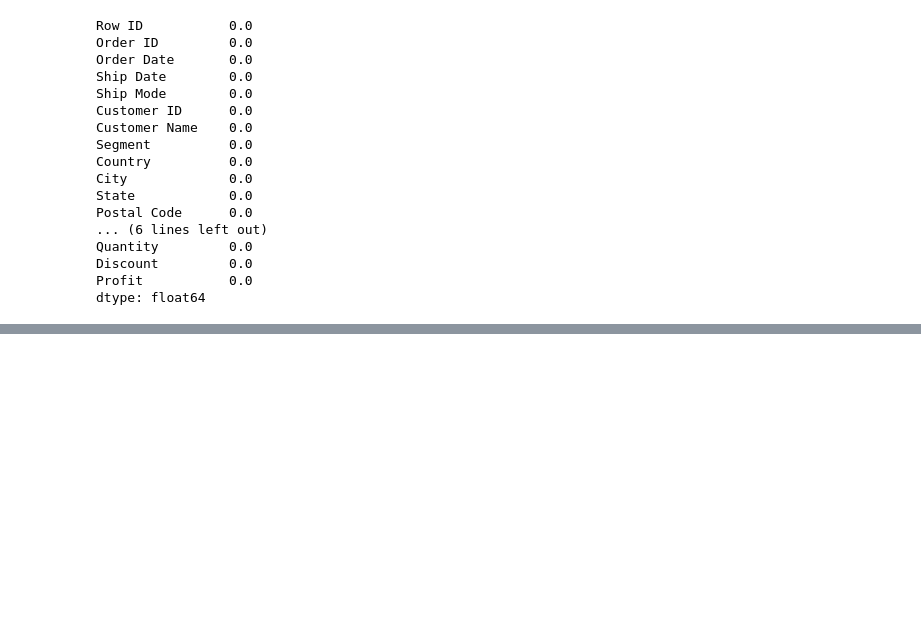
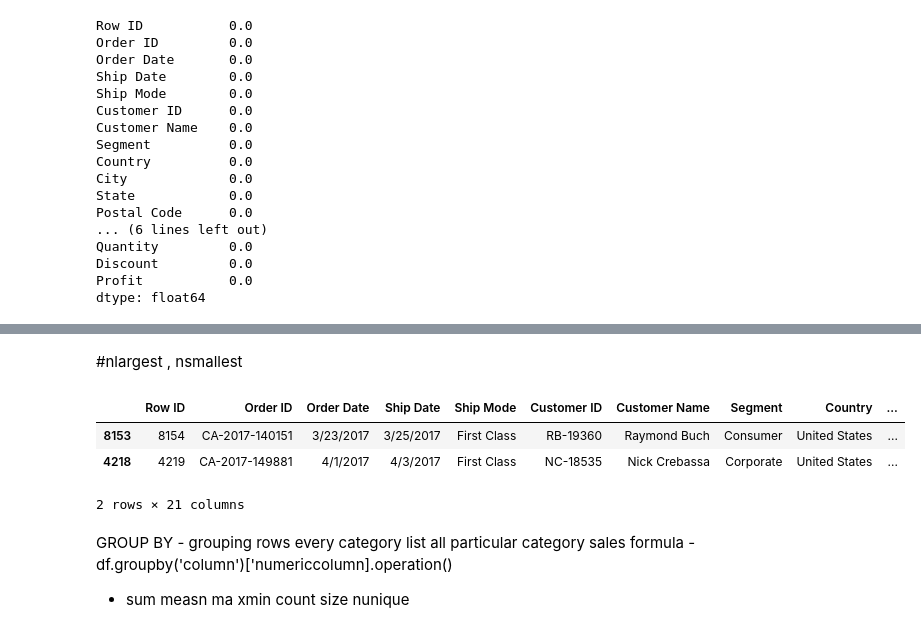
Before and after one commit to Deepanshu-8126/Pandas, a Jupyter notebook: pandas_july_oneshot_rev.ipynb, the cells around one changed output, grey strips where cells are left out. Drawn from its saved outputs; the diff is of its cells as text; code cells hidden in the pictures; blank space fills up the shorter version.

```diff
--- a/pandas_july_oneshot_rev.ipynb
+++ b/pandas_july_oneshot_rev.ipynb
@@ -624,0 +670,55 @@ dtype: float64
+# %% [markdown]
+#nlargest , nsmallest
+# %%
+# shortcut for top n
+df.nlargest(10,"Sales")
+
+# same as
+df.sort_values("Sales",ascending=False).head(10) # faster and cleaner
+
+
+# ------------ question --=0-0-
+# top profit 20
+df.nlargest(20,"Profit")
+
+
+# nsmallest
+# lowest sales
+df.nsmallest(10,"Sales")
+df.nsmallest(10,"Quantity")
+
+
+
+
+
+
+# --- questions
+# technology category top 10 sales
+df[df['Category']=='Technology'].nlargest(10,"Sales")
+
+
+# furniture category biggest loosers
+df[df['Category']=='Furniture'].nsmallest(10,"Profit")
+
+# west region top profits
+df[df['Region']=='West'].nlargest(10,"Profit")
+
+
+# profit > 0 top 20 sales
+df[df['Profit']>0].nlargest(20,"Sales")
+
+#technology + west region top 10 profits
+df[(df['Category']=='Technology') & (df['Region']=='West')].nlargest(10,'Sales').head(2)
+
+# full sorting - sort_values()
+# top n - nlargest
+# bottom - nsmallest
+# %% [output]
+|  | Row ID | Order ID | Order Date | Ship Date | Ship Mode | Customer ID | Customer Name | Segment | Country | ... |
+| 8153 | 8154 | CA-2017-140151 | 3/23/2017 | 3/25/2017 | First Class | RB-19360 | Raymond Buch | Consumer | United States | ... |
+| 4218 | 4219 | CA-2017-149881 | 4/1/2017 | 4/3/2017 | First Class | NC-18535 | Nick Crebassa | Corporate | United States | ... |
+2 rows × 21 columns
+# %% [markdown]
+GROUP BY - grouping rows every category list all particular category sales
+formula - df.groupby('column')['numericcolumn].operation()
+- sum measn ma xmin count size nunique
```
Also changed, not shown: parts of 6 cells of this notebook.
